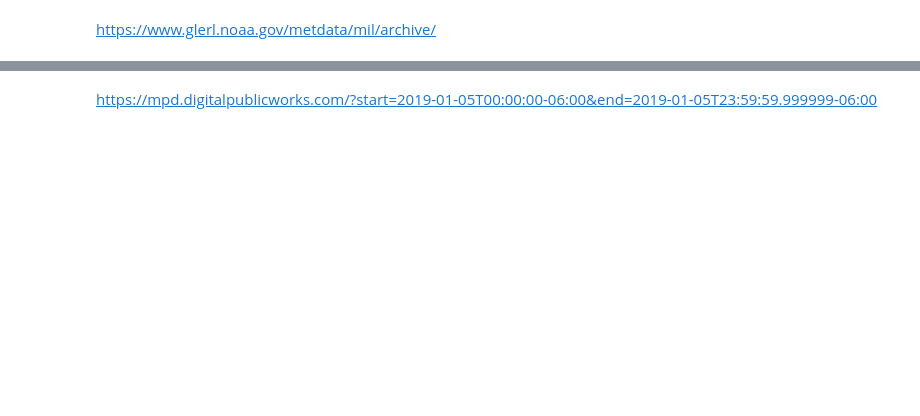
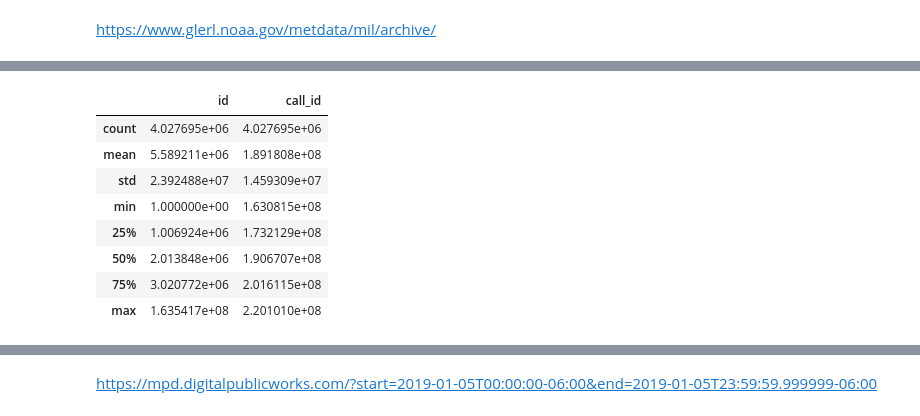
Before and after one commit to GrantFass/CS3300-FinalProject, a Jupyter notebook: CS 3300 011 Data Science Final Project.ipynb, the cells around one changed output, grey strips where cells are left out. Drawn from its saved outputs; the diff is of its cells as text; code cells hidden in the pictures; blank space fills up the shorter version.

```diff
--- a/CS 3300 011 Data Science Final Project.ipynb
+++ b/CS 3300 011 Data Science Final Project.ipynb
@@ -54,0 +122,12 @@ df = pd.read_csv("mkecallswheader.csv")
+# %%
+original_data.describe()
+# %% [output]
+|  | id | call_id |
+| count | 4.027695e+06 | 4.027695e+06 |
+| mean | 5.589211e+06 | 1.891808e+08 |
+| std | 2.392488e+07 | 1.459309e+07 |
+| min | 1.000000e+00 | 1.630815e+08 |
+| 25% | 1.006924e+06 | 1.732129e+08 |
+| 50% | 2.013848e+06 | 1.906707e+08 |
+| 75% | 3.020772e+06 | 2.016115e+08 |
+| max | 1.635417e+08 | 2.201010e+08 |
```
Also changed, not shown: parts of 25 cells of this notebook.
